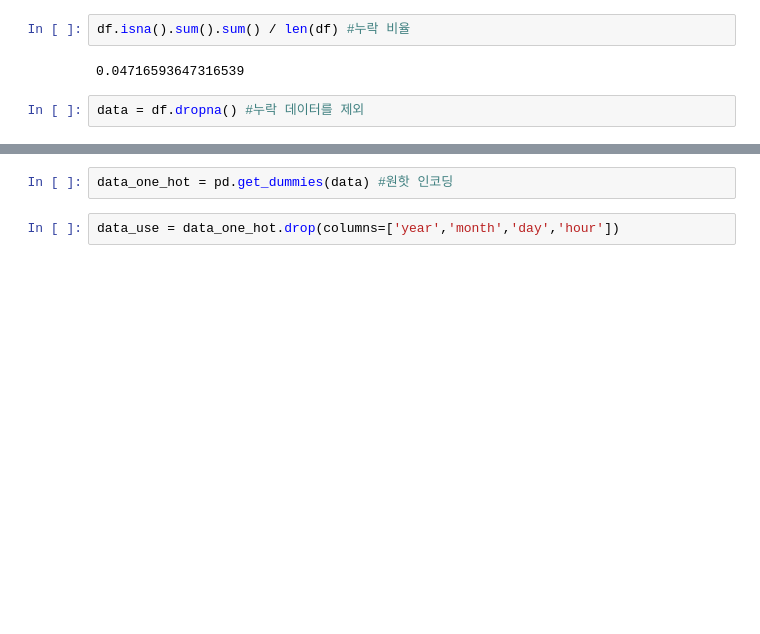
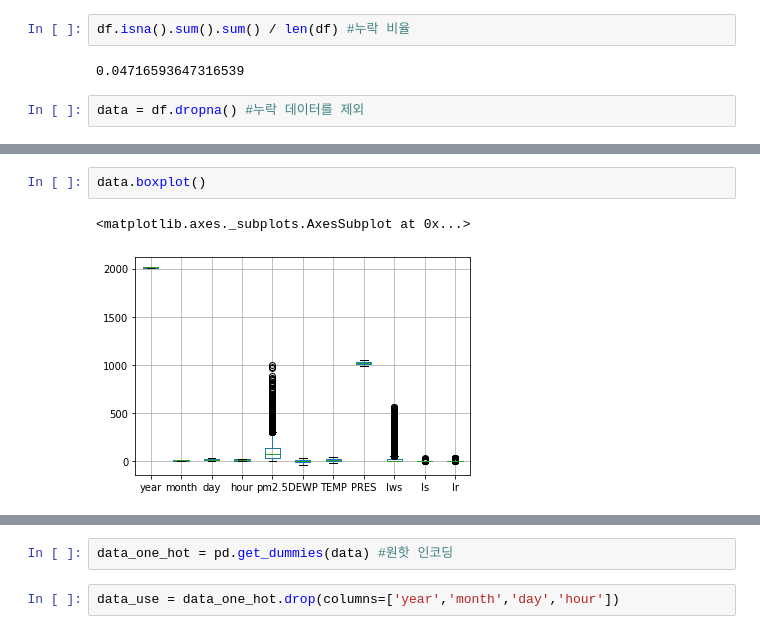
Before and after one commit to sogangori/python_deep_learning_4, a Jupyter notebook: day_4_beijing_pm25.ipynb, the cells around one changed output, grey strips where cells are left out. Drawn from its saved outputs; the diff is of its cells as text; blank space fills up the shorter version.

```diff
--- a/day_4_beijing_pm25.ipynb
+++ b/day_4_beijing_pm25.ipynb
@@ -21,0 +27,5 @@ data = df.dropna() #누락 데이터를 제외
+# %%
+data.boxplot()
+# %% [output]
+<matplotlib.axes._subplots.AxesSubplot at 0x...>
+[figure, added]
```
Also changed, not shown: parts of 4 cells of this notebook.
